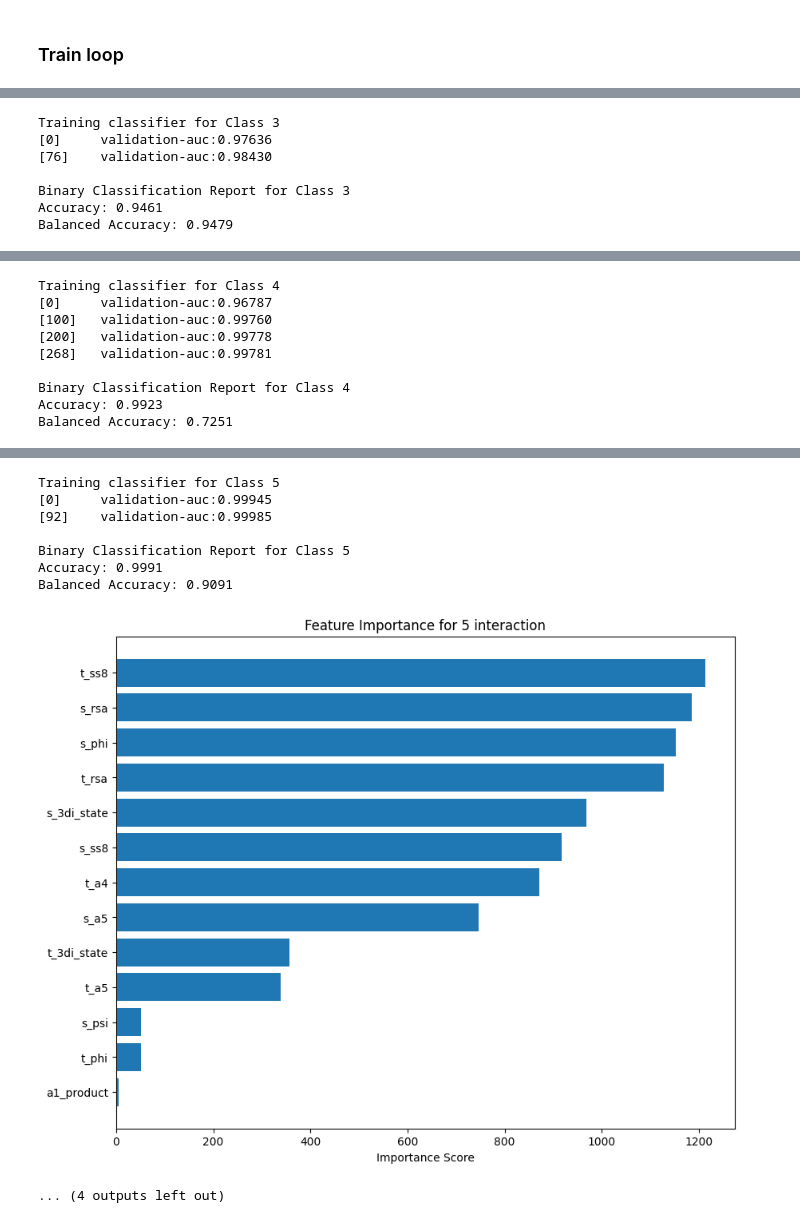
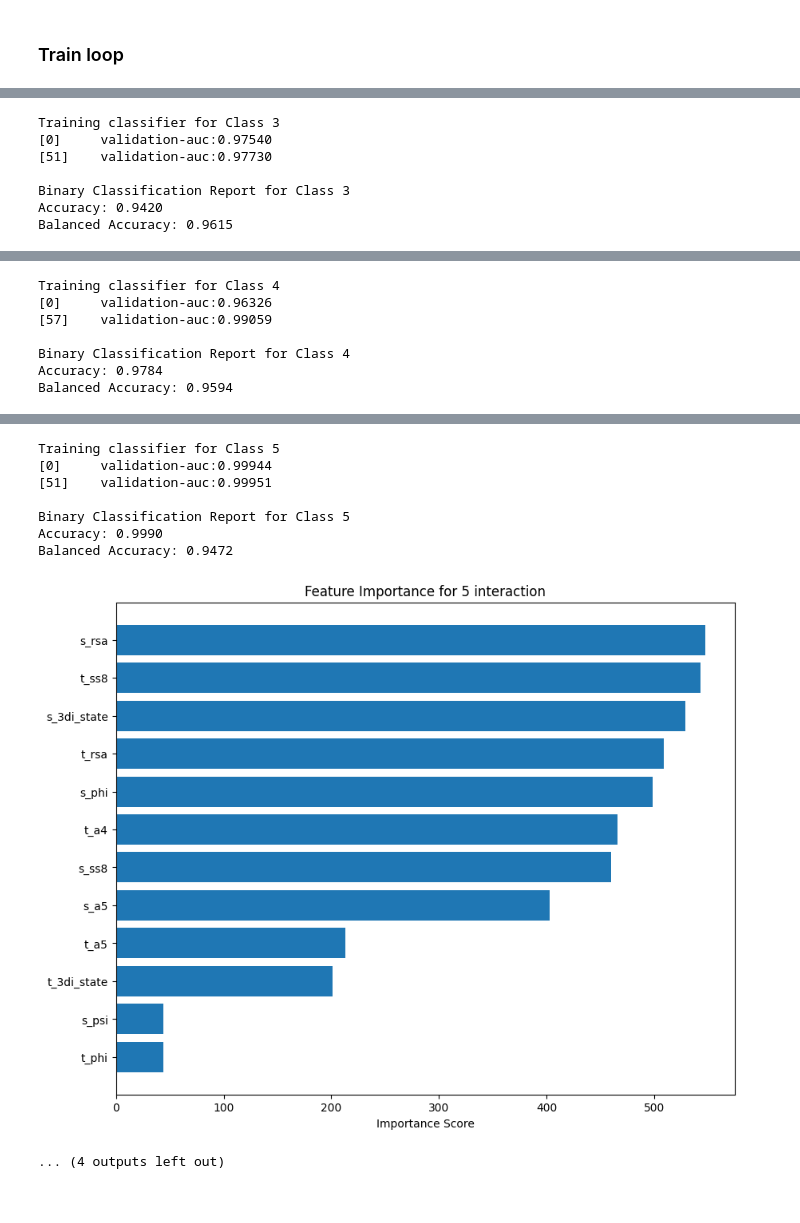
Before and after one commit to dvdbaggio/Contacts-Classification, a Jupyter notebook: contacts_prediction.ipynb, the cells around one changed output, grey strips where cells are left out. Drawn from its saved outputs; the diff is of its cells as text; code cells hidden in the pictures.

```diff
--- a/contacts_prediction.ipynb
+++ b/contacts_prediction.ipynb
@@ -240,19 +254,19 @@ for label in sorted(class_distribution):
 # %%
 sampling_strategy = {
-    0: 844743,  # HBOND
-    1: 589649,  # VDW
-    2: 30626,  # PIPISTACK
-    3: 50000,  # IONIC
-    4: 30000,  # PICATION
+    0: 675794,  # HBOND
+    1: 471719,  # VDW
+    2: 24501,  # PIPISTACK
+    3: 22650,  # IONIC
+    4: 20000,  # PICATION
     5: 10000,  # SSBOND
     6: 10000,  # PIHBOND
-    7: 871637   # Unclassified
+    7: 697310   # Unclassified
 }
 
 oversample = SMOTE(sampling_strategy=sampling_strategy, random_state=42)
 
 # Fit and resample the training data
-X_bal, y_bal = oversample.fit_resample(X_train, y_train)
+X_train, y_train = oversample.fit_resample(X_train, y_train)
 
 # Verify the resampled data
 print('\nResampled y_bal distribution')
@@ -343,32 +357,23 @@ def plot_confusion_matrix(y_test, y_pred, labels, interaction_type):
 # %%
 # Create arrays to store models and predictions
 models = []
-all_class_predictions = np.zeros((len(y_test), len(np.unique(y_bal))))  # y_bal
+all_class_predictions = np.zeros((len(y_test), len(np.unique(y_train))))  # y_bal
 
 # For each class, train a binary classifier
-for num_class in range(len(np.unique(y_bal))):  # y_bal
+for num_class in range(len(np.unique(y_train))):  # y_bal
     print(f'Training classifier for Class {num_class}')
 
     # Create binary labels for ALL training examples
     # 1 for current class, 0 for all other classes
-    X_train_binary = X_bal # X_bal
-    y_train_binary = (y_bal == num_class).astype(int) # y_bal
-
-    # Split into train/val
-    X_train, X_val, y_train_bin, y_val_bin = train_test_split(
-        X_train_binary,
-        y_train_binary,
-        test_size=0.2,
-        random_state=42,
-        stratify=y_train_binary  # Important for imbalanced data
-    )
+    y_train_binary = (y_train == num_class).astype(int) # y_bal
+    y_val_binary = (y_val == num_class).astype(int)
 
     # Binary labels for test data
     y_test_binary = (y_test == num_class).astype(int)
 
     # Create DMatrix objects
-    dtrain = xgb.DMatrix(X_train, label=y_train_bin)
-    dval = xgb.DMatrix(X_val, label=y_val_bin)
+    dtrain = xgb.DMatrix(X_train, label=y_train_binary)
+    dval = xgb.DMatrix(X_val, label=y_val_binary)
     dtest = xgb.DMatrix(X_test, label=y_test_binary)
 
     # Counte num positive/negative examples for this class
@@ -408,7 +413,7 @@ for num_class in range(len(np.unique(y_bal))):  # y_bal
     print(f"Balanced Accuracy: {balanced_accuracy_score(y_test_binary, y_pred):.4f}")
 
     # Optional: Display feature importance for this classifier
-    feature_importance(model, X_train, y_train_bin, num_class)
+    feature_importance(model, X_train, y_train_binary, num_class)
 
     # Store the model
     models.append(model)
@@ -449,7 +454,7 @@ Balanced Accuracy: 0.9869
 Training classifier for Class 3
-[0]     validation-auc:0.97636
-[76]    validation-auc:0.98430
+[0]     validation-auc:0.97540
+[51]    validation-auc:0.97730
 
 Binary Classification Report for Class 3
-Accuracy: 0.9461
-Balanced Accuracy: 0.9479
+Accuracy: 0.9420
+Balanced Accuracy: 0.9615
@@ -457,9 +462,7 @@ Balanced Accuracy: 0.9479
 Training classifier for Class 4
-[0]     validation-auc:0.96787
-[100]   validation-auc:0.99760
-[200]   validation-auc:0.99778
-[268]   validation-auc:0.99781
+[0]     validation-auc:0.96326
+[57]    validation-auc:0.99059
 
 Binary Classification Report for Class 4
-Accuracy: 0.9923
-Balanced Accuracy: 0.7251
+Accuracy: 0.9784
+Balanced Accuracy: 0.9594
@@ -467,9 +470,9 @@ Balanced Accuracy: 0.7251
 Training classifier for Class 5
-[0]     validation-auc:0.99945
-[92]    validation-auc:0.99985
+[0]     validation-auc:0.99944
+[51]    validation-auc:0.99951
 
 Binary Classification Report for Class 5
-Accuracy: 0.9991
-Balanced Accuracy: 0.9091
+Accuracy: 0.9990
+Balanced Accuracy: 0.9472
-[figure, old version]
+[figure, new version]
 ... (4 outputs left out)
```
Also changed, not shown: parts of 5 cells of this notebook, 9 other files.
